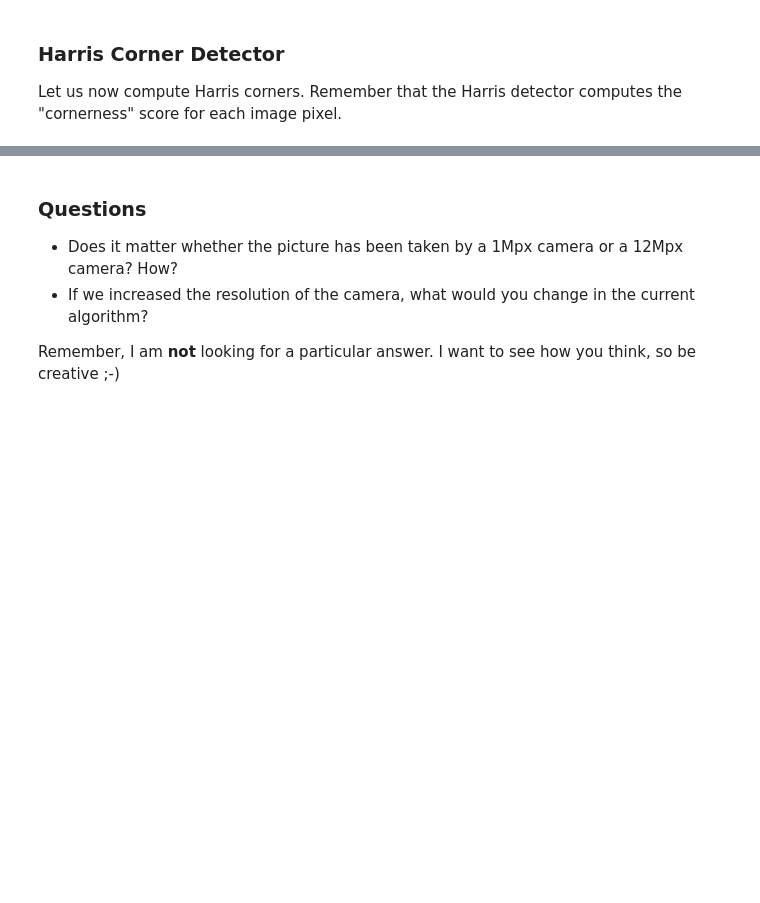
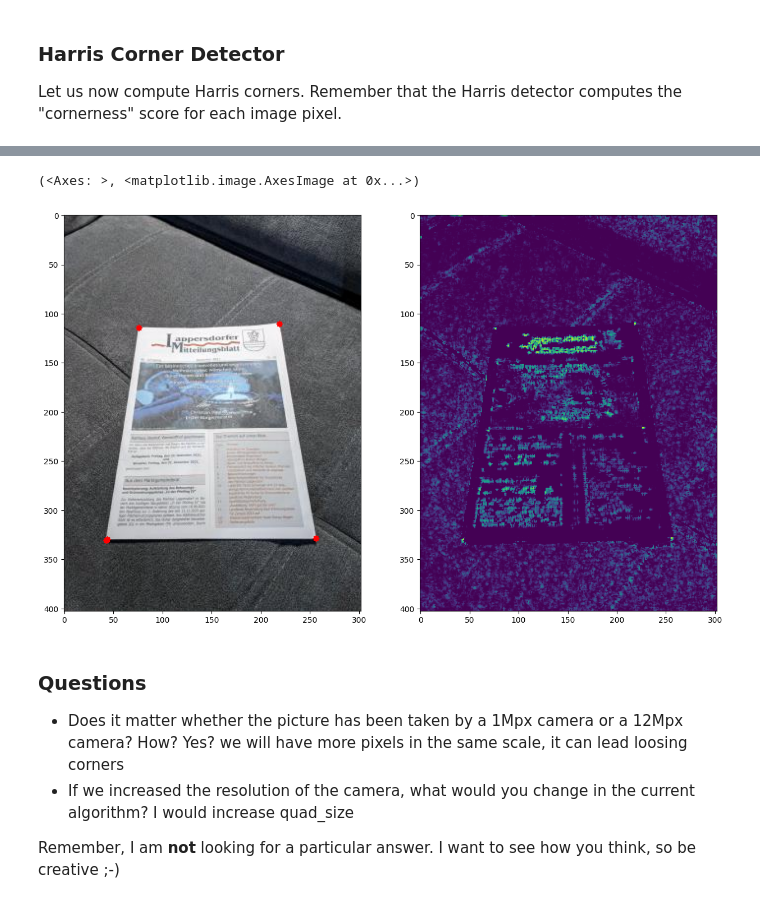
Before and after one commit to AliceBit2020/CV_dz1, a Jupyter notebook: Dz6_Ternova/Homework.ipynb, the cells around one changed output, grey strips where cells are left out. Cells and saved outputs as stored; diff of their text form; code cells hidden in the pictures; blank space fills up the shorter version.

Commit message:
Implement rest algorithm DZ_6

```diff
--- a/Dz6_Ternova/Homework.ipynb
+++ b/Dz6_Ternova/Homework.ipynb
@@ -70,7 +70,7 @@ th_bottom_left, th_bottom_right = -1e6, -1e6
 opt_top_left, opt_top_right = None, None
 opt_bottom_left, opt_bottom_ritgh = None, None
 
-# Size of each quadrant (in pixels)
+# Size of each quadrant (in pixels)  kernel =14x14
 quad_size = 7
 
 # Let's now scan the Harris detection results
@@ -85,44 +85,69 @@ for r in range(quad_size, rows-quad_size):
 
         # Extract the four quandrants
         quad_top_left = block[0:quad_size, 0:quad_size]
-        quad_top_right =
-        quad_bottom_left =
-        quad_bottom_right =
+        quad_top_right = block[quad_size:2*quad_size, 0:quad_size]
+        quad_bottom_left = block[0:quad_size, quad_size:2*quad_size]
+        quad_bottom_right = block[quad_size:2*quad_size, quad_size:2*quad_size]
 
         # Top-left corner
         # For the top-left document corner, the bottom-right quadrant is mostly paper and the rest is
         # darker background. Therefore, I suggest the descriptor to be the average difference between
         # the paper quandrant and the sum of the 3 remaining bakcground quandrants
         descriptor = np.mean(quad_bottom_right) - \
                      np.mean(quad_top_left) - np.mean(quad_top_right) - np.mean(quad_bottom_left)
         # Let's detect the best descriptor
         if descriptor > th_top_left:
             # We update the threshold
             th_top_left = descriptor
             # And we update the optimal location
             opt_top_left = (c, r)
 
         # Top-right corner
-        # (your implementation goes here)
+        descriptor = np.mean(quad_bottom_left) - \
+                     np.mean(quad_top_left) - np.mean(quad_top_right) - np.mean(quad_bottom_right)
+        # Let's detect the best descriptor
+        if descriptor > th_top_right:
+            # We update the threshold
+            th_top_right = descriptor
+            # And we update the optimal location
+            opt_top_right = (c, r)
 
         # Bottom-left corner
-        # (your implementation goes here)
+        descriptor =np.mean(quad_top_right)  - \
+                     np.mean(quad_top_left) - np.mean(quad_bottom_left) - np.mean(quad_bottom_right)
+        # Let's detect the best descriptor
+        if descriptor > th_bottom_left:
+            # We update the threshold
+            th_bottom_left = descriptor
+            # And we update the optimal location
+            opt_bottom_left = (c, r)
 
         # Bottom-right corner
-        # (your implementation goes here)
+        descriptor =np.mean(quad_top_left)  - \
+                      np.mean(quad_top_right)- np.mean(quad_bottom_left) - np.mean(quad_bottom_right)
+        # Let's detect the best descriptor
+        if descriptor > th_bottom_right:
+            # We update the threshold
+            th_bottom_right = descriptor
+            # And we update the optimal location
+            opt_bottom_right = (c, r)
+
 
 # Let's draw circles at the detected corners
 out = cv2.circle(img, opt_top_left, 3, (255,0,0), -1)
 out = cv2.circle(img, opt_top_right, 3, (255,0,0), -1)
 out = cv2.circle(img, opt_bottom_left, 3, (255,0,0), -1)
 out = cv2.circle(img, opt_bottom_right, 3, (255,0,0), -1)
 
 # And finally we plot the images (with the detected document corners)
 plt.subplot(121), plt.imshow(out)
 plt.subplot(122), plt.imshow(cornerness)
+# %% [output]
+(<Axes: >, <matplotlib.image.AxesImage at 0x...>)
+[figure, added]
 # %% [markdown]
 ### Questions
-* Does it matter whether the picture has been taken by a 1Mpx camera or a 12Mpx camera? How?
-* If we increased the resolution of the camera, what would you change in the current algorithm?
+* Does it matter whether the picture has been taken by a 1Mpx camera or a 12Mpx camera? How?  Yes? we will have more pixels in the same scale, it can lead loosing corners
+* If we increased the resolution of the camera, what would you change in the current algorithm?   I would increase quad_size
 
 Remember, I am **not** looking for a particular answer. I want to see how you think, so be creative ;-)
```
Also changed, not shown: parts of 2 cells of this notebook.
